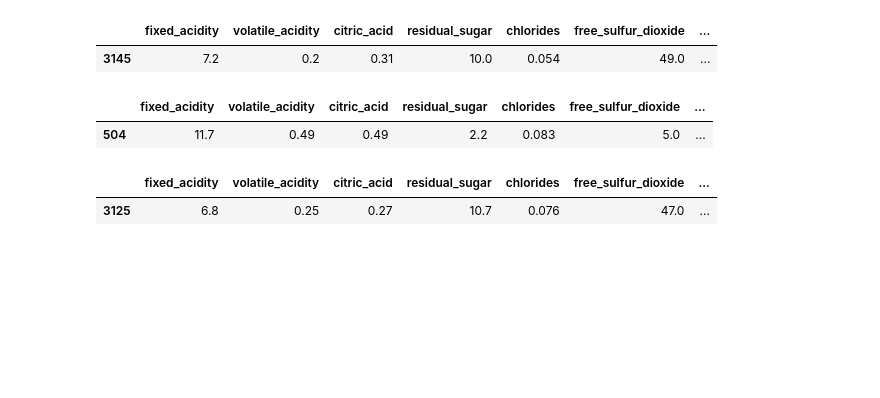
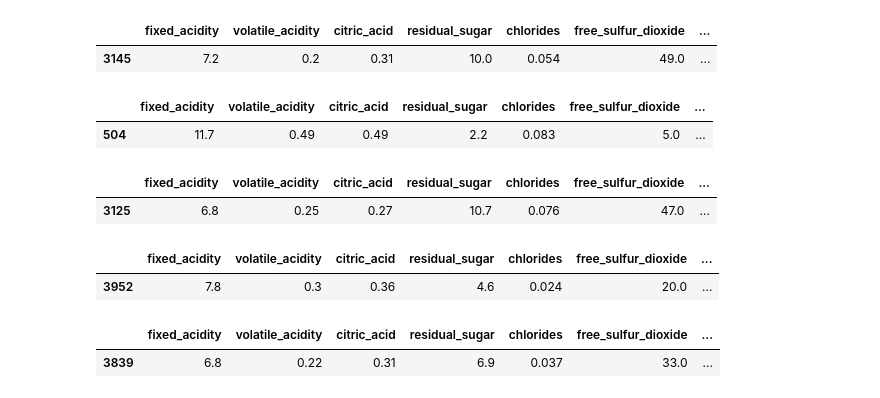
Before and after one commit to Dev-Flurssy/data-science-lab, a Jupyter notebook: Wine Quality/Notebooks/feature-engineering.ipynb, the cells around one changed output. Drawn from its saved outputs; the diff is of its cells as text; code cells hidden in the pictures; blank space fills up the shorter version.

Commit message:
Add density_alcohol_ratio column on featured engineering X_train and X_test

```diff
--- a/Wine Quality/Notebooks/feature-engineering.ipynb
+++ b/Wine Quality/Notebooks/feature-engineering.ipynb
@@ -164,14 +164,19 @@ display(X_test_fe.sample())
 |  | fixed_acidity | volatile_acidity | citric_acid | residual_sugar | chlorides | free_sulfur_dioxide | ... |
 | 3125 | 6.8 | 0.25 | 0.27 | 10.7 | 0.076 | 47.0 | ... |
 # %%
-# creating sulphur_dioxide_ratio column on featured engineering X_train and X_test.
+# creating density_alcohol_ratio column on featured engineering X_train and X_test.
 
-df['density_alcohol_ratio'] = ( df['density'] / (df['alcohol'] + 1e-6)).round(2)
-X_test_fe['sugar_alcohol_ratio']  = (X_test_fe['residual_sugar'] / (X_test_fe['alcohol'] + 1e-6)).round(2)
+X_train_fe['density_alcohol_ratio'] = (X_train_fe['density'] / (X_train_fe['alcohol'] + 1e-6)).round(2)
+X_test_fe['density_alcohol_ratio']  = (X_test_fe['density'] / (X_test_fe['alcohol'] + 1e-6)).round(2)
 
 display(X_train_fe.sample())
 print()
 display(X_test_fe.sample())
+# %% [output]
+|  | fixed_acidity | volatile_acidity | citric_acid | residual_sugar | chlorides | free_sulfur_dioxide | ... |
+| 3952 | 7.8 | 0.3 | 0.36 | 4.6 | 0.024 | 20.0 | ... |
+|  | fixed_acidity | volatile_acidity | citric_acid | residual_sugar | chlorides | free_sulfur_dioxide | ... |
+| 3839 | 6.8 | 0.22 | 0.31 | 6.9 | 0.037 | 33.0 | ... |
 # %%
 # creating sulphur_dioxide_ratio column on featured engineering X_train and X_test.
 
```
